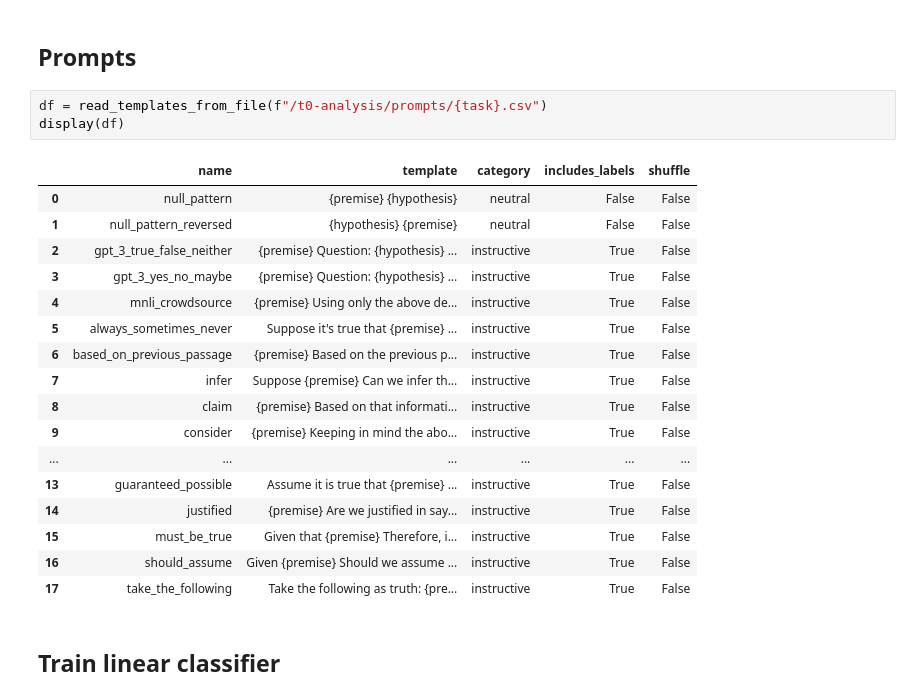
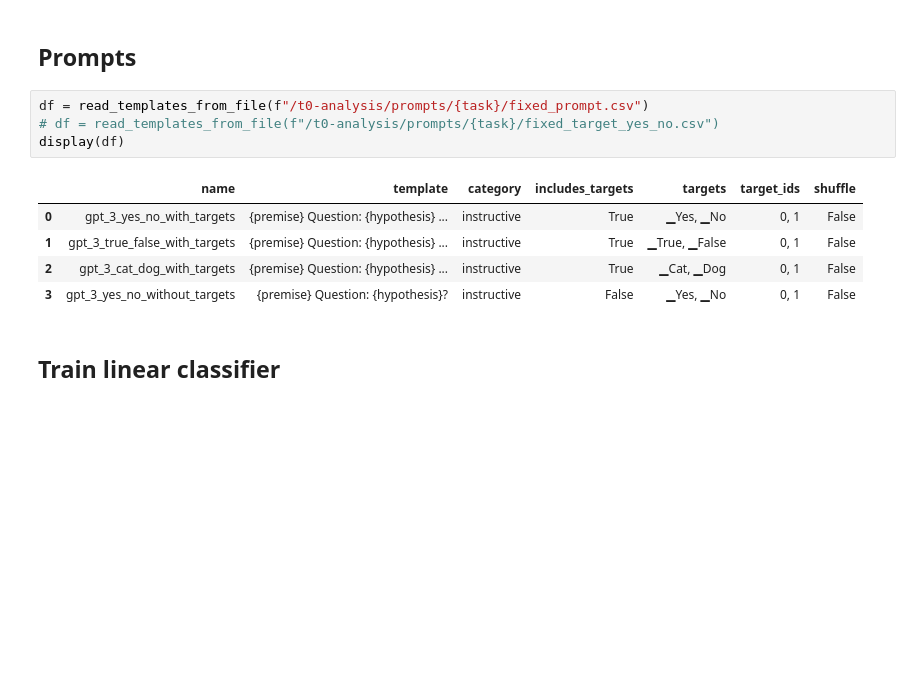
Before and after one commit to mmarius/t0-analysis, a Jupyter notebook: notebooks/T0_3B/rte/encoder/classify_encoder.ipynb, the cells around one changed output. Cells and saved outputs as stored; diff of their text form; blank space fills up the shorter version.

```diff
--- a/notebooks/T0_3B/rte/encoder/classify_encoder.ipynb
+++ b/notebooks/T0_3B/rte/encoder/classify_encoder.ipynb
@@ -20,26 +20,15 @@ assert module == "encoder" # TODO(mm): support decoder as well
 # %% [markdown]
 ## Prompts
 # %%
-df = read_templates_from_file(f"/t0-analysis/prompts/{task}.csv")
+df = read_templates_from_file(f"/t0-analysis/prompts/{task}/fixed_prompt.csv")
+# df = read_templates_from_file(f"/t0-analysis/prompts/{task}/fixed_target_yes_no.csv")
 display(df)
 # %% [output]
-|  | name | template | category | includes_labels | shuffle |
-| 0 | null_pattern | {premise} {hypothesis} | neutral | False | False |
-| 1 | null_pattern_reversed | {hypothesis} {premise} | neutral | False | False |
-| 2 | gpt_3_true_false_neither | {premise} Question: {hypothesis} ... | instructive | True | False |
-| 3 | gpt_3_yes_no_maybe | {premise} Question: {hypothesis} ... | instructive | True | False |
-| 4 | mnli_crowdsource | {premise} Using only the above de... | instructive | True | False |
-| 5 | always_sometimes_never | Suppose it's true that {premise} ... | instructive | True | False |
-| 6 | based_on_previous_passage | {premise} Based on the previous p... | instructive | True | False |
-| 7 | infer | Suppose {premise} Can we infer th... | instructive | True | False |
-| 8 | claim | {premise} Based on that informati... | instructive | True | False |
-| 9 | consider | {premise} Keeping in mind the abo... | instructive | True | False |
-| ... | ... | ... | ... | ... | ... |
-| 13 | guaranteed_possible | Assume it is true that {premise} ... | instructive | True | False |
-| 14 | justified | {premise} Are we justified in say... | instructive | True | False |
-| 15 | must_be_true | Given that {premise} Therefore, i... | instructive | True | False |
-| 16 | should_assume | Given {premise} Should we assume ... | instructive | True | False |
-| 17 | take_the_following | Take the following as truth: {pre... | instructive | True | False |
+|  | name | template | category | includes_targets | targets | target_ids | shuffle |
+| 0 | gpt_3_yes_no_with_targets | {premise} Question: {hypothesis} ... | instructive | True | ▁Yes, ▁No | 0, 1 | False |
+| 1 | gpt_3_true_false_with_targets | {premise} Question: {hypothesis} ... | instructive | True | ▁True, ▁False | 0, 1 | False |
+| 2 | gpt_3_cat_dog_with_targets | {premise} Question: {hypothesis} ... | instructive | True | ▁Cat, ▁Dog | 0, 1 | False |
+| 3 | gpt_3_yes_no_without_targets | {premise} Question: {hypothesis}? | instructive | False | ▁Yes, ▁No | 0, 1 | False |
 # %% [markdown]
 ## Train linear classifier
 # %%
```
Also changed, not shown: parts of 3 cells of this notebook, 3 other files.
